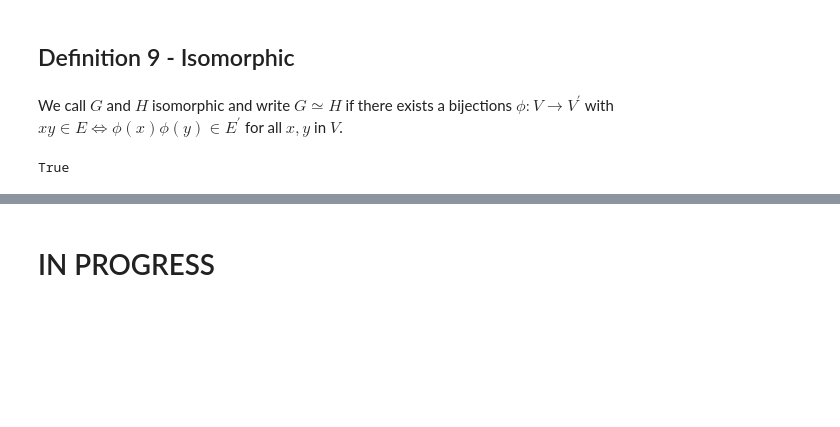
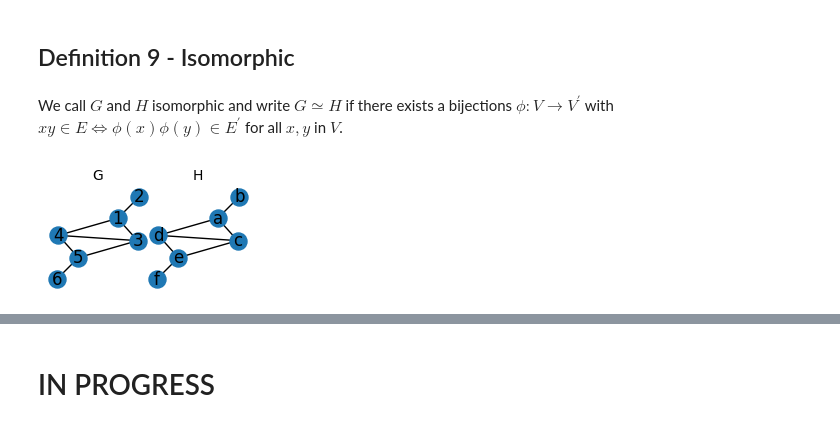
Before and after one commit to lipinski/graph-theory, a Jupyter notebook: definitions.ipynb, the cells around one changed output, grey strips where cells are left out. Saved outputs shown, nothing was run; the diff lists cells and outputs as text; code cells hidden in the pictures; blank space fills up the shorter version.

```diff
--- a/definitions.ipynb
+++ b/definitions.ipynb
@@ -214,6 +216,18 @@ nx.draw_networkx_edges(G, pos=pos, edgelist=[(4, 5), (1, 2)], edge_color='red',
 # %% [markdown]
 We call $G$ and $H$ isomorphic and write $G \simeq H$ if there exists a bijections $\phi: V \to V^{\prime}$ with $xy \in E \Longleftrightarrow \phi(x)\phi(y) \in E^{\prime}$ for all $x,y$ in $V$.
 # %%
-nx.is_isomorphic(G, G)
+relabel_nodes = {1: 'a', 2: 'b', 3: 'c', 4: 'd', 5: 'e', 6: 'f'}
+
+H = nx.relabel_nodes(G, mapping=relabel_nodes)
+
+assert nx.is_isomorphic(G, H) == True
+
+
+fig, axis = plt.subplots(nrows=1, ncols=2, figsize=(2, 1), )
+plt.subplots_adjust(left=0, bottom=0, right=1, top=1, wspace=0, hspace=0)
+axis[0].set_title((f'G'), fontdict={'fontsize': 10})
+axis[1].set_title((f'H'), fontdict={'fontsize': 10})
+nx.draw(G, pos=pos, node_size=150, with_labels=True, ax=axis[0])
+nx.draw(H, pos=nx.kamada_kawai_layout(H), node_size=150, with_labels=True, ax=axis[1])
 # %% [output]
-True
+[figure, added]
```
Also changed, not shown: parts of 14 cells of this notebook.
